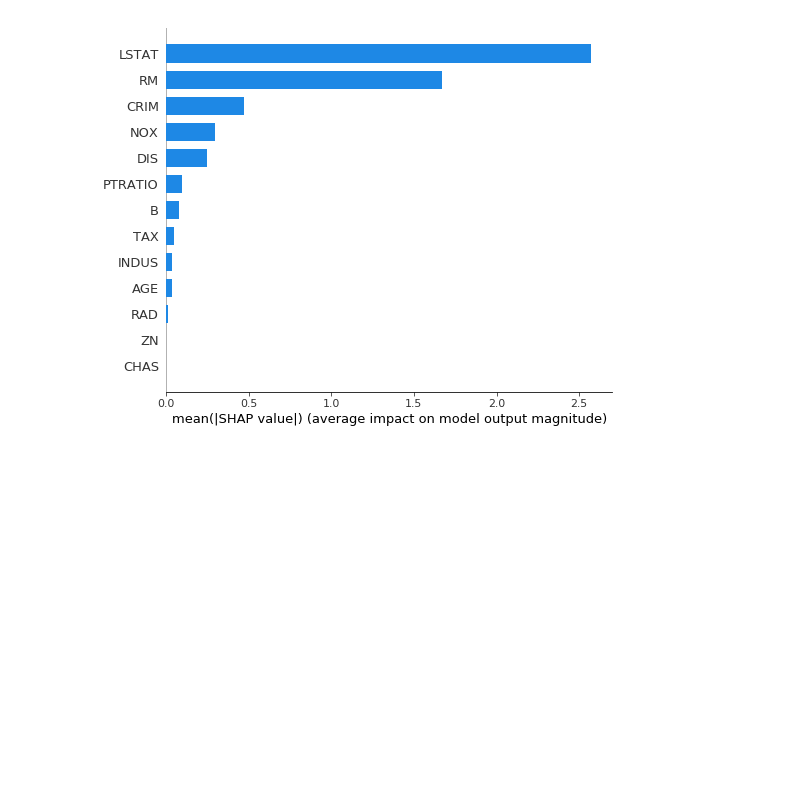
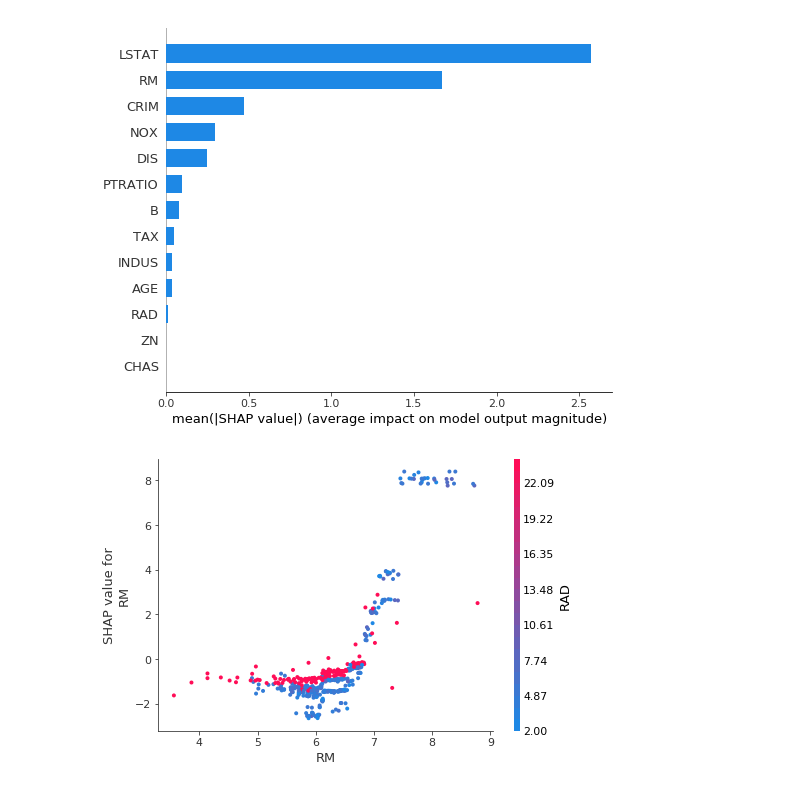
Before and after one commit to PengInGitHub/catboost, a Jupyter notebook: SHAP.ipynb, the cells around one changed output. Drawn from its saved outputs; the diff is of its cells as text; code cells hidden in the pictures; blank space fills up the shorter version.

Commit message:
add dependence plot

```diff
--- a/SHAP.ipynb
+++ b/SHAP.ipynb
@@ -130,3 +130,7 @@ shap.summary_plot(shap_values,X)
 shap.summary_plot(shap_values,X,plot_type='bar')
 # %% [output]
 [figure]
+# %%
+shap.dependence_plot("RM", shap_values, X)
+# %% [output]
+[figure, added]
```
